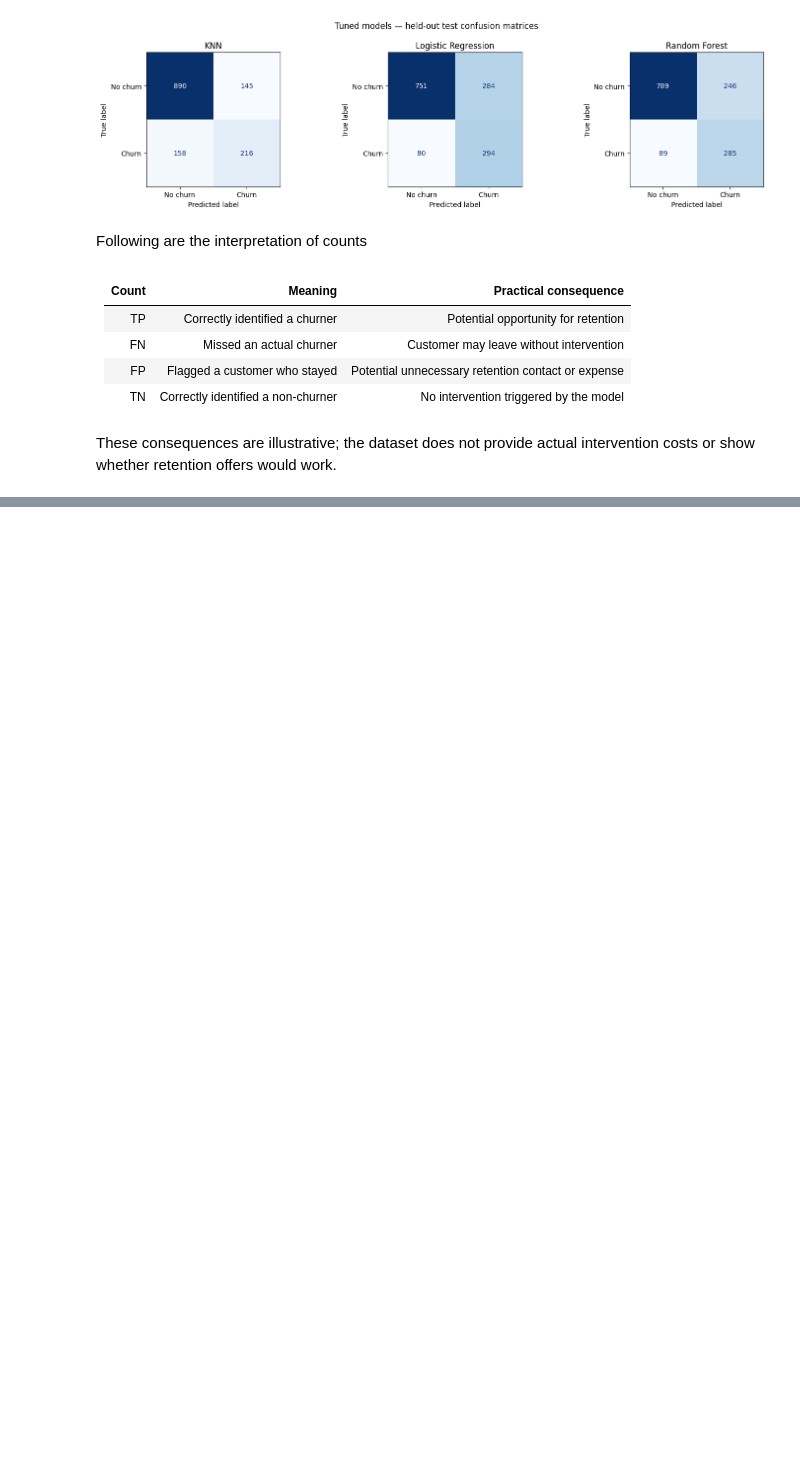
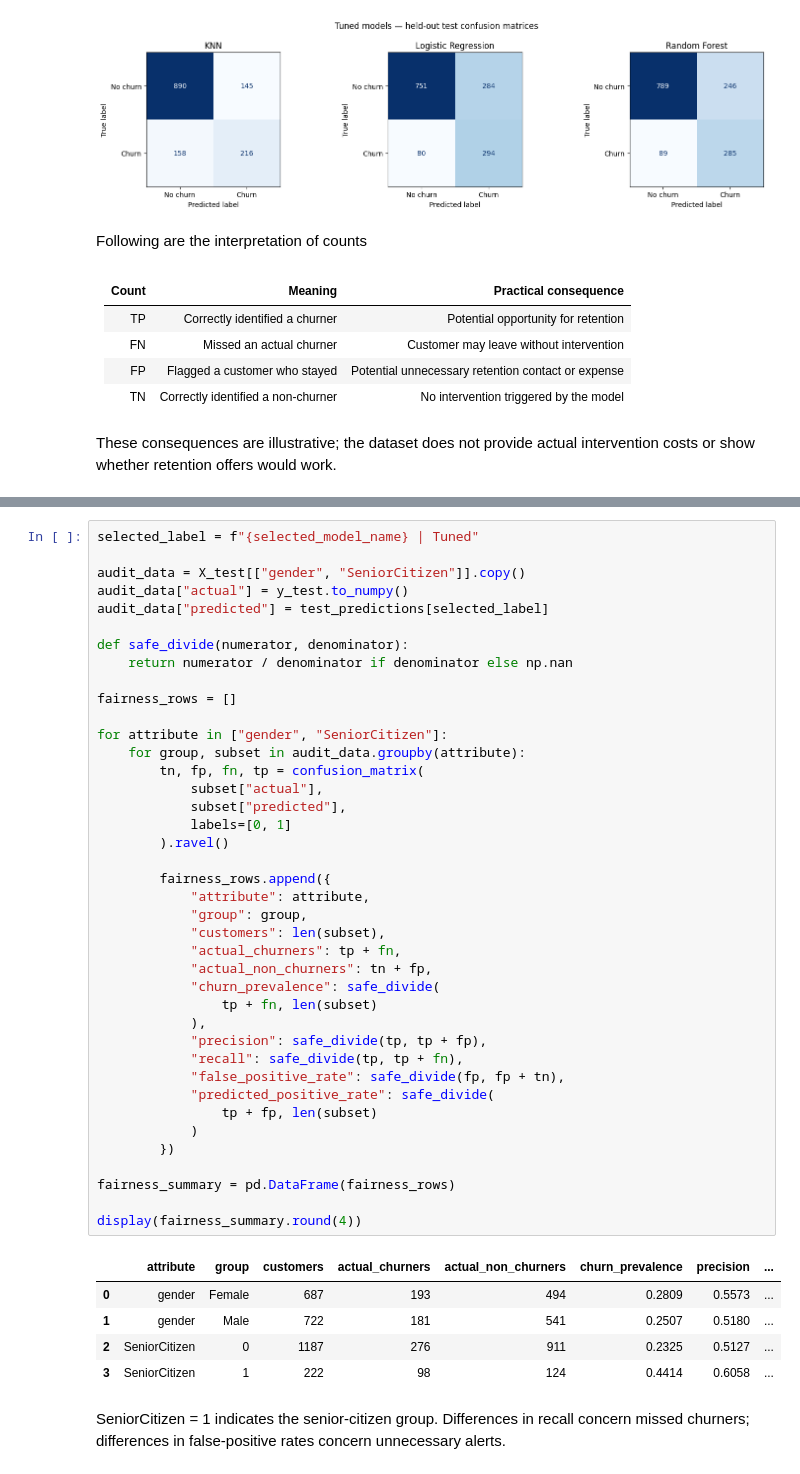
Before and after one commit to KCGSPerera/CM2604-Telco-Customer-Churn, a Jupyter notebook: CM2604_Telco_Customer_Churn.ipynb, the cells around one changed output, grey strips where cells are left out. Drawn from its saved outputs; the diff is of its cells as text; blank space fills up the shorter version.

```diff
--- a/CM2604_Telco_Customer_Churn.ipynb
+++ b/CM2604_Telco_Customer_Churn.ipynb
@@ -1112,0 +1247,48 @@ These consequences are illustrative; the dataset does not provide actual interve
+# %%
+selected_label = f"{selected_model_name} | Tuned"
+
+audit_data = X_test[["gender", "SeniorCitizen"]].copy()
+audit_data["actual"] = y_test.to_numpy()
+audit_data["predicted"] = test_predictions[selected_label]
+
+def safe_divide(numerator, denominator):
+    return numerator / denominator if denominator else np.nan
+
+fairness_rows = []
+
+for attribute in ["gender", "SeniorCitizen"]:
+    for group, subset in audit_data.groupby(attribute):
+        tn, fp, fn, tp = confusion_matrix(
+            subset["actual"],
+            subset["predicted"],
+            labels=[0, 1]
+        ).ravel()
+
+        fairness_rows.append({
+            "attribute": attribute,
+            "group": group,
+            "customers": len(subset),
+            "actual_churners": tp + fn,
+            "actual_non_churners": tn + fp,
+            "churn_prevalence": safe_divide(
+                tp + fn, len(subset)
+            ),
+            "precision": safe_divide(tp, tp + fp),
+            "recall": safe_divide(tp, tp + fn),
+            "false_positive_rate": safe_divide(fp, fp + tn),
+            "predicted_positive_rate": safe_divide(
+                tp + fp, len(subset)
+            )
+        })
+
+fairness_summary = pd.DataFrame(fairness_rows)
+
+display(fairness_summary.round(4))
+# %% [output]
+|  | attribute | group | customers | actual_churners | actual_non_churners | churn_prevalence | precision | ... |
+| 0 | gender | Female | 687 | 193 | 494 | 0.2809 | 0.5573 | ... |
+| 1 | gender | Male | 722 | 181 | 541 | 0.2507 | 0.5180 | ... |
+| 2 | SeniorCitizen | 0 | 1187 | 276 | 911 | 0.2325 | 0.5127 | ... |
+| 3 | SeniorCitizen | 1 | 222 | 98 | 124 | 0.4414 | 0.6058 | ... |
+# %% [markdown]
+SeniorCitizen = 1 indicates the senior-citizen group. Differences in recall concern missed churners; differences in false-positive rates concern unnecessary alerts.
```
Also changed, not shown: parts of 11 cells of this notebook.
